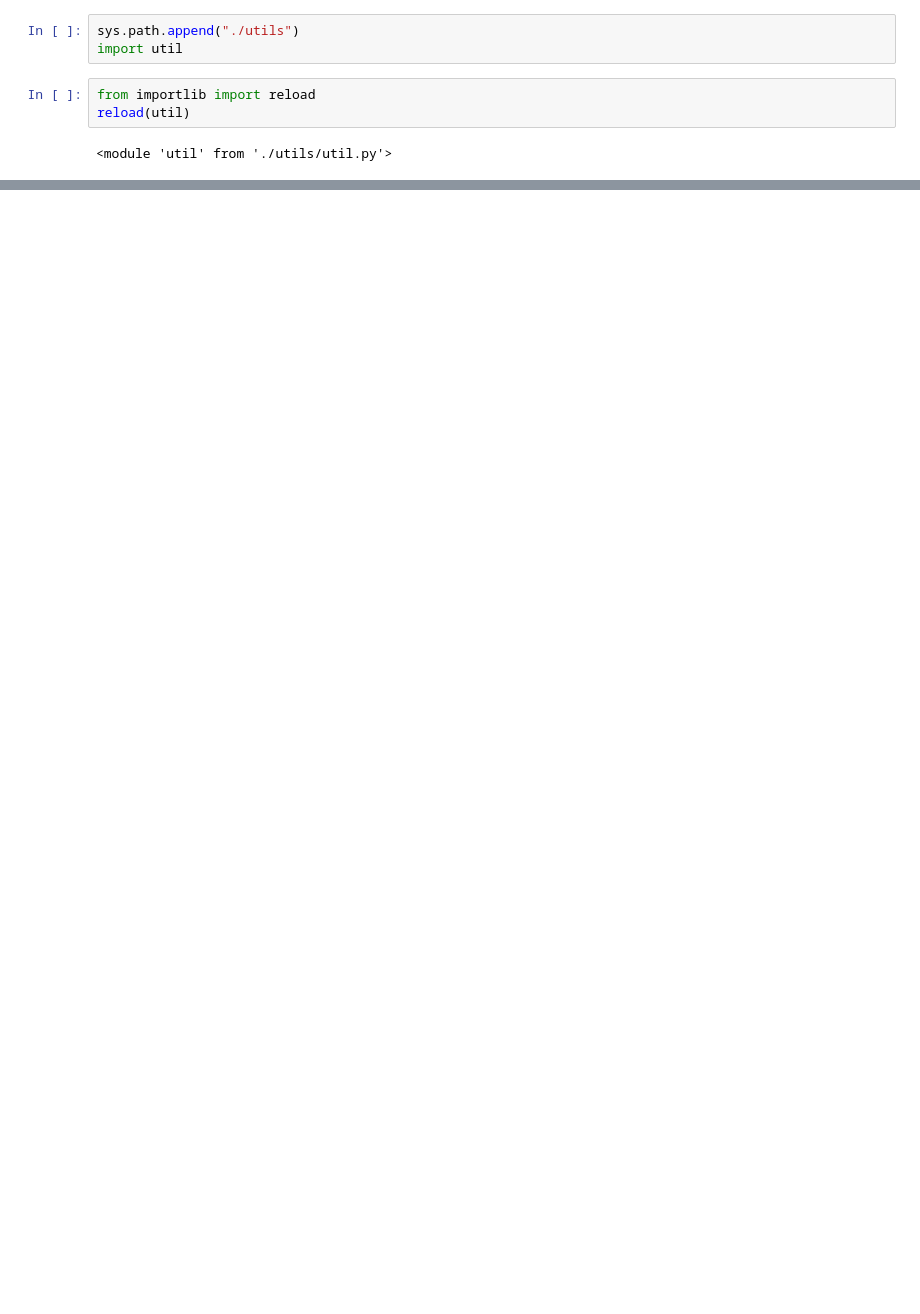
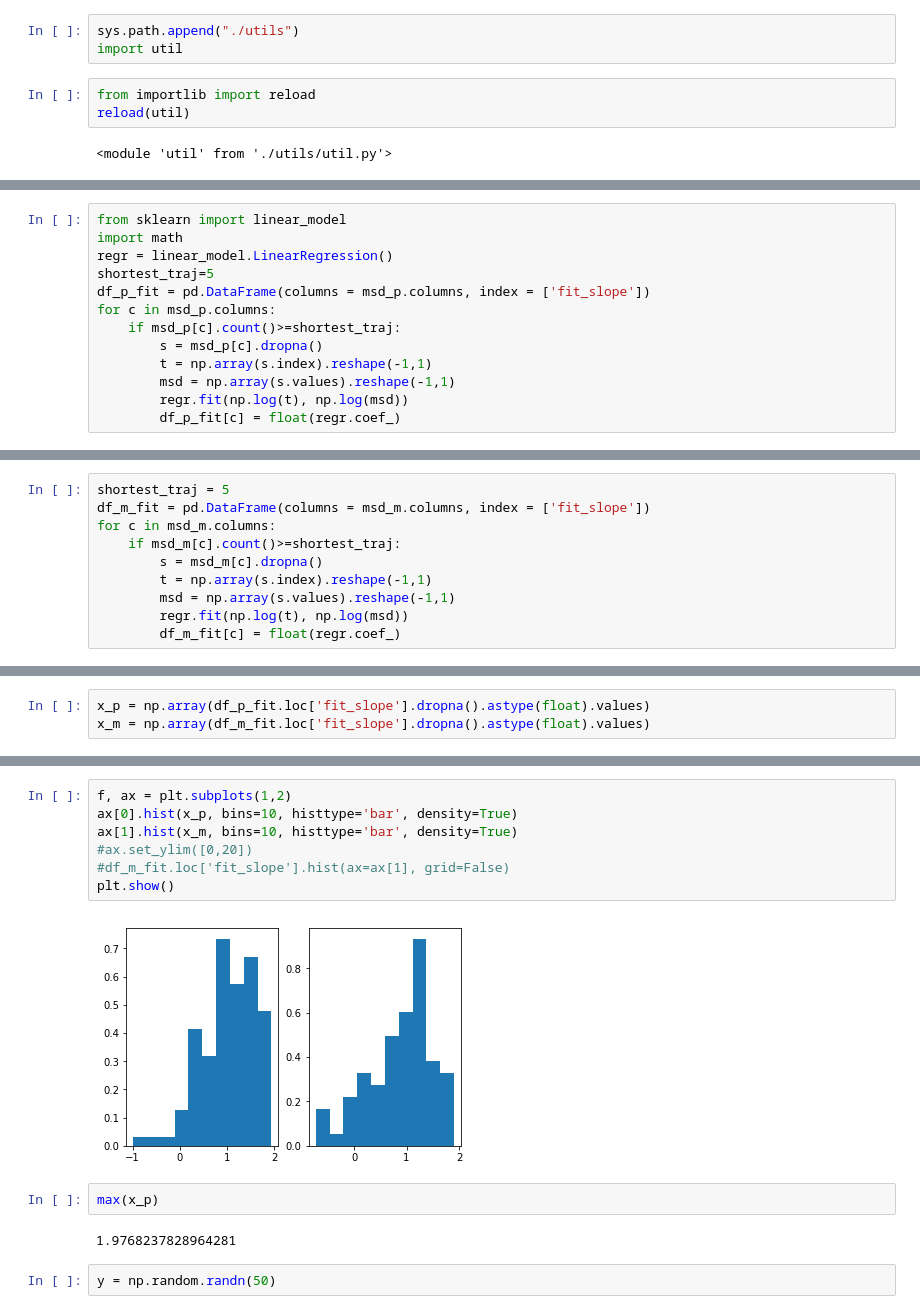
Before and after one commit to phmalek/defect_analysis, a Jupyter notebook: defect_traj.ipynb, the cells around one changed output, grey strips where cells are left out. Drawn from its saved outputs; the diff is of its cells as text; blank space fills up the shorter version.

```diff
--- a/defect_traj.ipynb
+++ b/defect_traj.ipynb
@@ -115,0 +151,13 @@ ax.axis('equal')
+# %%
+from sklearn import linear_model
+import math
+regr = linear_model.LinearRegression()
+shortest_traj=5
+df_p_fit = pd.DataFrame(columns = msd_p.columns, index = ['fit_slope'])
+for c in msd_p.columns:
+    if msd_p[c].count()>=shortest_traj:
+        s = msd_p[c].dropna()
+        t = np.array(s.index).reshape(-1,1)
+        msd = np.array(s.values).reshape(-1,1)
+        regr.fit(np.log(t), np.log(msd))
+        df_p_fit[c] = float(regr.coef_)
@@ -115,0 +168,10 @@ ax.axis('equal')
+# %%
+shortest_traj = 5
+df_m_fit = pd.DataFrame(columns = msd_m.columns, index = ['fit_slope'])
+for c in msd_m.columns:
+    if msd_m[c].count()>=shortest_traj:
+        s = msd_m[c].dropna()
+        t = np.array(s.index).reshape(-1,1)
+        msd = np.array(s.values).reshape(-1,1)
+        regr.fit(np.log(t), np.log(msd))
+        df_m_fit[c] = float(regr.coef_)
@@ -115,0 +188,3 @@ ax.axis('equal')
+# %%
+x_p = np.array(df_p_fit.loc['fit_slope'].dropna().astype(float).values)
+x_m = np.array(df_m_fit.loc['fit_slope'].dropna().astype(float).values)
@@ -115,0 +211,15 @@ ax.axis('equal')
+# %%
+f, ax = plt.subplots(1,2)
+ax[0].hist(x_p, bins=10, histtype='bar', density=True)
+ax[1].hist(x_m, bins=10, histtype='bar', density=True)
+#ax.set_ylim([0,20])
+#df_m_fit.loc['fit_slope'].hist(ax=ax[1], grid=False)
+plt.show()
+# %% [output]
+[figure, added]
+# %%
+max(x_p)
+# %% [output]
+1.9768237828964281
+# %%
+y = np.random.randn(50)
```
Also changed, not shown: parts of 21 cells of this notebook, 4 other files.
